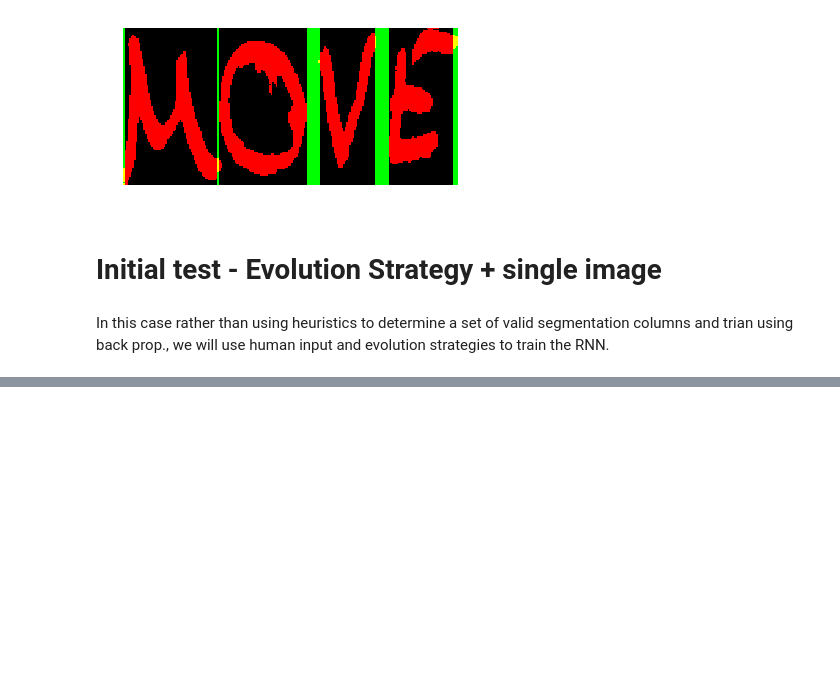
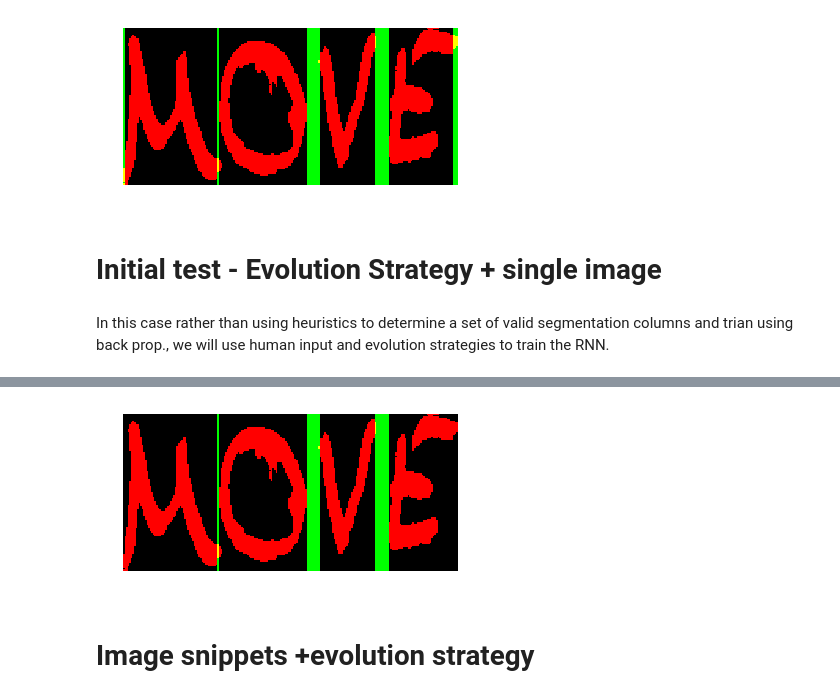
Before and after one commit to dwright04/evolving-cit-sci, a Jupyter notebook: evolving_cit_sci.ipynb, the cells around one changed output, grey strips where cells are left out. Drawn from its saved outputs; the diff is of its cells as text; code cells hidden in the pictures; blank space fills up the shorter version.

```diff
--- a/evolving_cit_sci.ipynb
+++ b/evolving_cit_sci.ipynb
@@ -153,0 +187,7 @@ for i in range(npop):
+# %%
+# shuffle the snippets
+m = len(X)
+order = np.random.permutation(m)
+X = np.reshape(X[order], (X.shape[0], X.shape[2], X.shape[1]))
+y = y[order]
+print(y)
@@ -153,0 +210,8 @@ for i in range(npop):
+# %%
+# build a RNN to train on these
+model = Sequential()
+model.add(LSTM(256, input_shape=(None, 100)))
+model.add(Dense(2, activation='softmax'))
+model.compile(loss='categorical_crossentropy', optimizer='adam', metrics=['acc'])
+# %%
+model.fit(X, np_utils.to_categorical(y, 2), epochs=50, batch_size=128, verbose=1, shuffle=False)
@@ -153,0 +237,18 @@ for i in range(npop):
+# %%
+X, _ = window_transform_series(image, 20)
+X = np.reshape(X, (X.shape[0], X.shape[2], X.shape[1]))
+pred = np.argmax(model.predict(X), axis=1)
+print(pred)
+# %%
+# visualise the predicted segmentations
+img = np.zeros((image.shape[0], image.shape[1], 3))
+img[:,:,0] += image
+for i in range(20,len(pred)):
+  img[:,i+20,1] += pred[i]
+plt.imshow(img)
+plt.axis('off')
+plt.show()
+# %% [output]
+[figure, added]
+# %% [markdown]
+# Image snippets +evolution strategy
```
Also changed, not shown: parts of 13 cells of this notebook.
